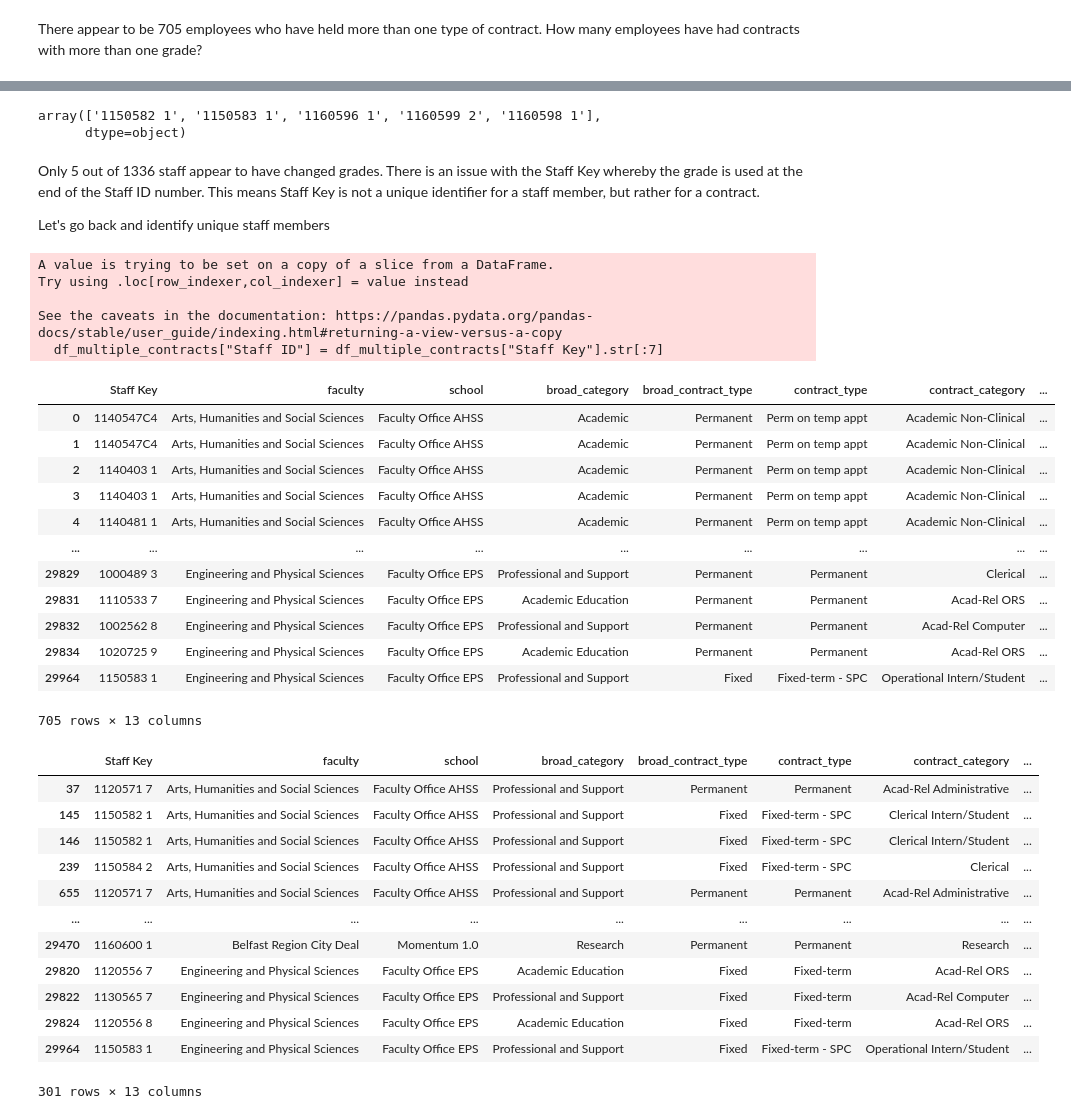
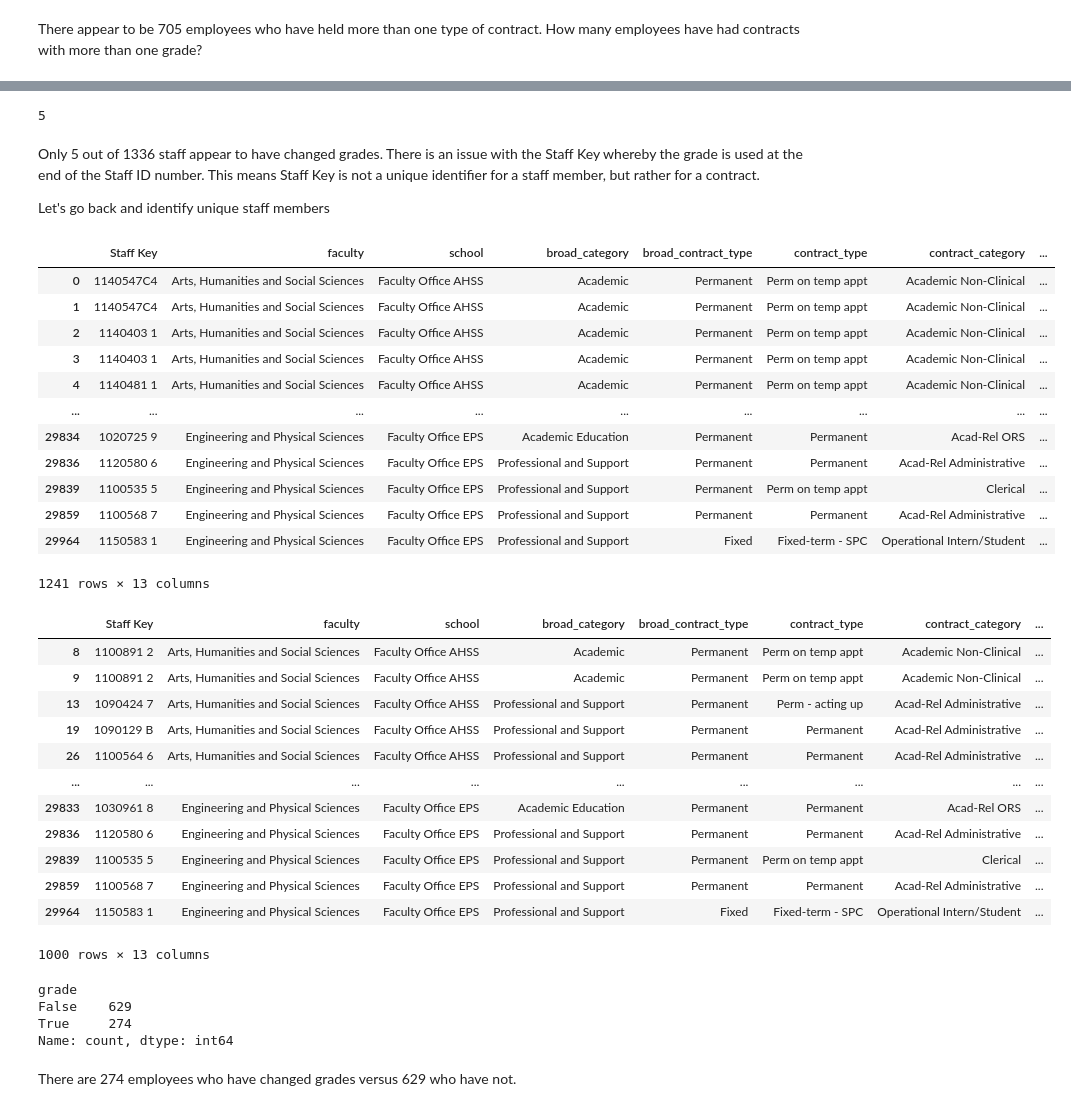
Before and after one commit to NiallRussell/employee-sample-data, a Jupyter notebook: employee-data-analysis.ipynb, the cells around one changed output, grey strips where cells are left out. Cells and saved outputs as stored; diff of their text form; code cells hidden in the pictures.

```diff
--- a/employee-data-analysis.ipynb
+++ b/employee-data-analysis.ipynb
@@ -204,53 +184,60 @@ df_changing_grades
 | 29343 | 1160598 1 | Belfast Region City Deal | Momentum 1.0 | Research | Permanent | Permanent | Research | ... |
 | 29964 | 1150583 1 | Engineering and Physical Sciences | Faculty Office EPS | Professional and Support | Fixed | Fixed-term - SPC | Operational Intern/Student | ... |
 # %%
-df_changing_grades["Staff Key"].unique()
+df_changing_grades["Staff Key"].nunique()
 # %% [output]
-array(['1150582 1', '1150583 1', '1160596 1', '1160599 2', '1160598 1'],
-      dtype=object)
+5
 # %% [markdown]
 Only 5 out of 1336 staff appear to have changed grades. There is an issue with the Staff Key whereby the grade is used at the end of the Staff ID number. This means Staff Key is not a unique identifier for a staff member, but rather for a contract.
 
 Let's go back and identify unique staff members
 # %%
-df_multiple_contracts["Staff ID"] = df_multiple_contracts["Staff Key"].str[:7]
+df["Staff ID"] = df["Staff Key"].str[:7]
-# %% [output]
-A value is trying to be set on a copy of a slice from a DataFrame.
-Try using .loc[row_indexer,col_indexer] = value instead
-
-See the caveats in the documentation: https://pandas.pydata.org/pandas-docs/stable/user_guide/indexing.html#returning-a-view-versus-a-copy
-  df_multiple_contracts["Staff ID"] = df_multiple_contracts["Staff Key"].str[:7]
+# %%
+# Convert date columns for temporal sorting
+df["start_date"] = pd.to_datetime(df["start_date"], format = "%d/%m/%Y %H:%M")
+df["reporting_date"] = pd.to_datetime(df["reporting_date"], format = "%d/%m/%Y %H:%M")
 # %%
+df_multiple_contracts = df[df["Staff ID"].duplicated(keep=False)]
 df_multiple_contracts
 # %% [output]
 |  | Staff Key | faculty | school | broad_category | broad_contract_type | contract_type | contract_category | ... |
 | 0 | 1140547C4 | Arts, Humanities and Social Sciences | Faculty Office AHSS | Academic | Permanent | Perm on temp appt | Academic Non-Clinical | ... |
 | 1 | 1140547C4 | Arts, Humanities and Social Sciences | Faculty Office AHSS | Academic | Permanent | Perm on temp appt | Academic Non-Clinical | ... |
 | 2 | 1140403 1 | Arts, Humanities and Social Sciences | Faculty Office AHSS | Academic | Permanent | Perm on temp appt | Academic Non-Clinical | ... |
 | 3 | 1140403 1 | Arts, Humanities and Social Sciences | Faculty Office AHSS | Academic | Permanent | Perm on temp appt | Academic Non-Clinical | ... |
 | 4 | 1140481 1 | Arts, Humanities and Social Sciences | Faculty Office AHSS | Academic | Permanent | Perm on temp appt | Academic Non-Clinical | ... |
 | ... | ... | ... | ... | ... | ... | ... | ... | ... |
-| 29829 | 1000489 3 | Engineering and Physical Sciences | Faculty Office EPS | Professional and Support | Permanent | Permanent | Clerical | ... |
-| 29831 | 1110533 7 | Engineering and Physical Sciences | Faculty Office EPS | Academic Education | Permanent | Permanent | Acad-Rel ORS | ... |
-| 29832 | 1002562 8 | Engineering and Physical Sciences | Faculty Office EPS | Professional and Support | Permanent | Permanent | Acad-Rel Computer | ... |
 | 29834 | 1020725 9 | Engineering and Physical Sciences | Faculty Office EPS | Academic Education | Permanent | Permanent | Acad-Rel ORS | ... |
+| 29836 | 1120580 6 | Engineering and Physical Sciences | Faculty Office EPS | Professional and Support | Permanent | Permanent | Acad-Rel Administrative | ... |
+| 29839 | 1100535 5 | Engineering and Physical Sciences | Faculty Office EPS | Professional and Support | Permanent | Perm on temp appt | Clerical | ... |
+| 29859 | 1100568 7 | Engineering and Physical Sciences | Faculty Office EPS | Professional and Support | Permanent | Permanent | Acad-Rel Administrative | ... |
 | 29964 | 1150583 1 | Engineering and Physical Sciences | Faculty Office EPS | Professional and Support | Fixed | Fixed-term - SPC | Operational Intern/Student | ... |
-705 rows × 13 columns
+1241 rows × 13 columns
 # %%
 df_changing_grades = df_multiple_contracts[df_multiple_contracts.groupby("Staff ID")["grade"].transform("nunique") > 1]
 # %%
 df_changing_grades
 # %% [output]
 |  | Staff Key | faculty | school | broad_category | broad_contract_type | contract_type | contract_category | ... |
-| 37 | 1120571 7 | Arts, Humanities and Social Sciences | Faculty Office AHSS | Professional and Support | Permanent | Permanent | Acad-Rel Administrative | ... |
-| 145 | 1150582 1 | Arts, Humanities and Social Sciences | Faculty Office AHSS | Professional and Support | Fixed | Fixed-term - SPC | Clerical Intern/Student | ... |
-| 146 | 1150582 1 | Arts, Humanities and Social Sciences | Faculty Office AHSS | Professional and Support | Fixed | Fixed-term - SPC | Clerical Intern/Student | ... |
-| 239 | 1150584 2 | Arts, Humanities and Social Sciences | Faculty Office AHSS | Professional and Support | Fixed | Fixed-term - SPC | Clerical | ... |
-| 655 | 1120571 7 | Arts, Humanities and Social Sciences | Faculty Office AHSS | Professional and Support | Permanent | Permanent | Acad-Rel Administrative | ... |
+| 8 | 1100891 2 | Arts, Humanities and Social Sciences | Faculty Office AHSS | Academic | Permanent | Perm on temp appt | Academic Non-Clinical | ... |
+| 9 | 1100891 2 | Arts, Humanities and Social Sciences | Faculty Office AHSS | Academic | Permanent | Perm on temp appt | Academic Non-Clinical | ... |
+| 13 | 1090424 7 | Arts, Humanities and Social Sciences | Faculty Office AHSS | Professional and Support | Permanent | Perm - acting up | Acad-Rel Administrative | ... |
+| 19 | 1090129 B | Arts, Humanities and Social Sciences | Faculty Office AHSS | Professional and Support | Permanent | Permanent | Acad-Rel Administrative | ... |
+| 26 | 1100564 6 | Arts, Humanities and Social Sciences | Faculty Office AHSS | Professional and Support | Permanent | Permanent | Acad-Rel Administrative | ... |
 | ... | ... | ... | ... | ... | ... | ... | ... | ... |
-| 29470 | 1160600 1 | Belfast Region City Deal | Momentum 1.0 | Research | Permanent | Permanent | Research | ... |
-| 29820 | 1120556 7 | Engineering and Physical Sciences | Faculty Office EPS | Academic Education | Fixed | Fixed-term | Acad-Rel ORS | ... |
-| 29822 | 1130565 7 | Engineering and Physical Sciences | Faculty Office EPS | Professional and Support | Fixed | Fixed-term | Acad-Rel Computer | ... |
-| 29824 | 1120556 8 | Engineering and Physical Sciences | Faculty Office EPS | Academic Education | Fixed | Fixed-term | Acad-Rel ORS | ... |
+| 29833 | 1030961 8 | Engineering and Physical Sciences | Faculty Office EPS | Academic Education | Permanent | Permanent | Acad-Rel ORS | ... |
+| 29836 | 1120580 6 | Engineering and Physical Sciences | Faculty Office EPS | Professional and Support | Permanent | Permanent | Acad-Rel Administrative | ... |
+| 29839 | 1100535 5 | Engineering and Physical Sciences | Faculty Office EPS | Professional and Support | Permanent | Perm on temp appt | Clerical | ... |
+| 29859 | 1100568 7 | Engineering and Physical Sciences | Faculty Office EPS | Professional and Support | Permanent | Permanent | Acad-Rel Administrative | ... |
 | 29964 | 1150583 1 | Engineering and Physical Sciences | Faculty Office EPS | Professional and Support | Fixed | Fixed-term - SPC | Operational Intern/Student | ... |
-301 rows × 13 columns
+1000 rows × 13 columns
+# %%
+(df.groupby("Staff ID")["grade"].nunique() > 1).value_counts()
+# %% [output]
+grade
+False    629
+True     274
+Name: count, dtype: int64
+# %% [markdown]
+There are 274 employees who have changed grades versus 629 who have not.
```
Also changed, not shown: parts of 70 cells of this notebook.
